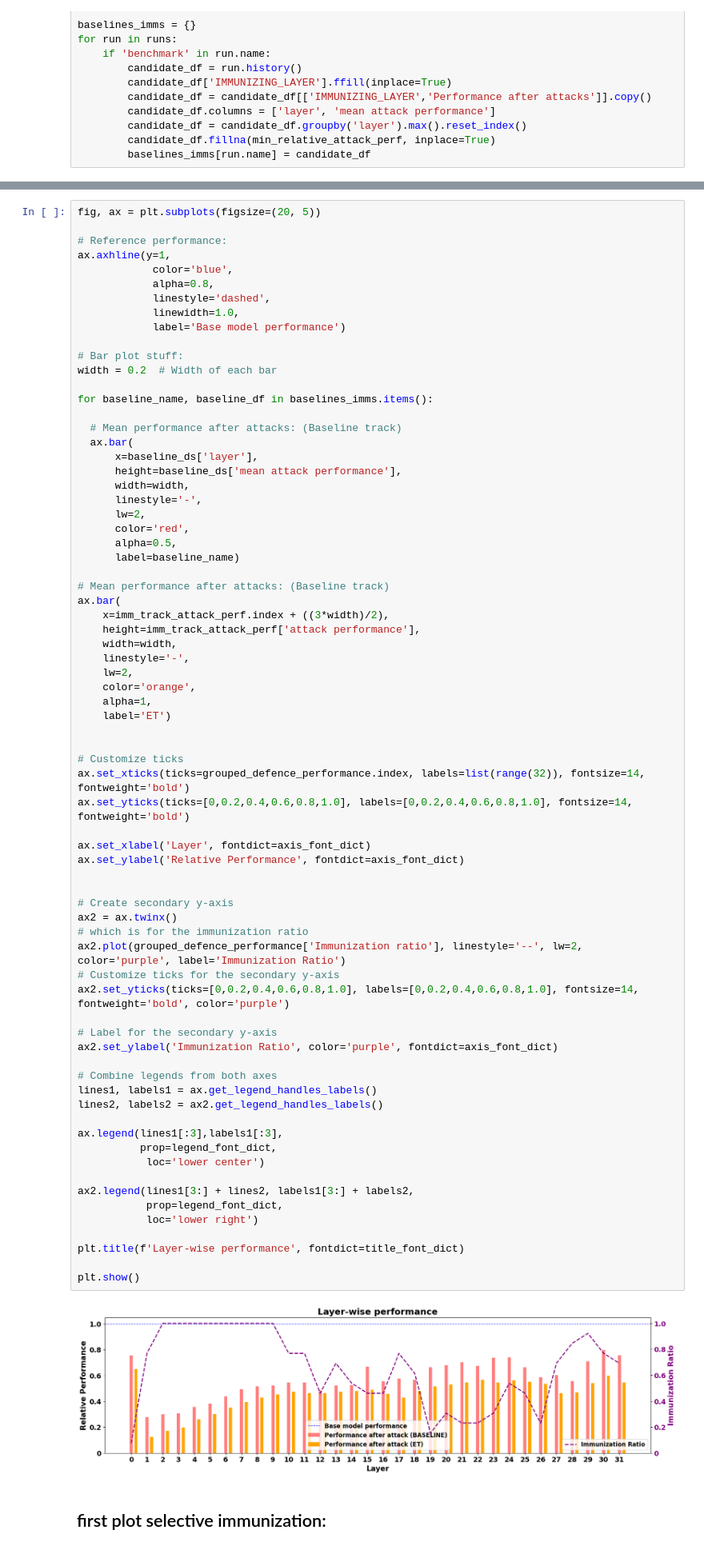
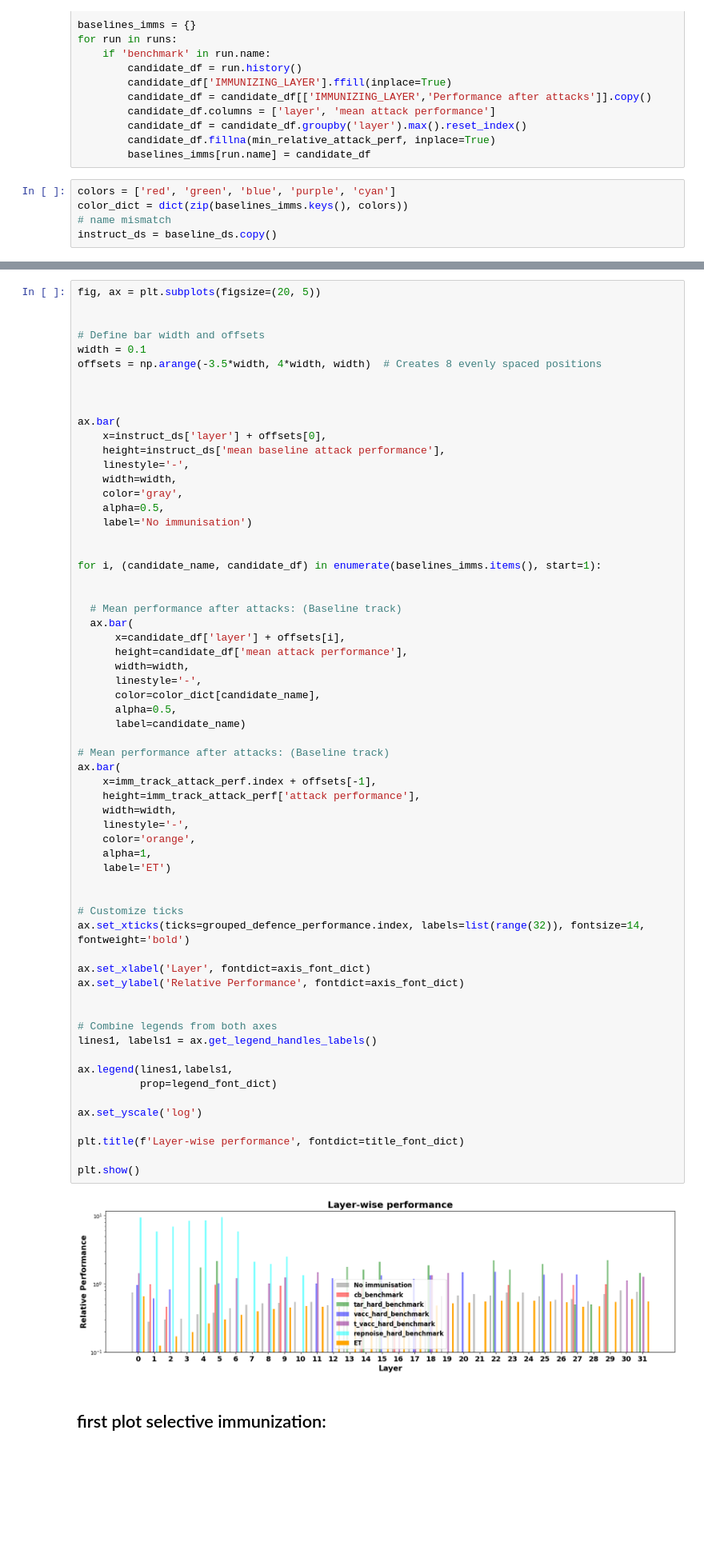
Before and after one commit to DISTA-HCAI/ET, a Jupyter notebook: aggregated plots.ipynb, the cells around one changed output, grey strips where cells are left out. Shown at 80% size. Saved outputs shown, nothing was run; the diff lists cells and outputs as text; blank space fills up the shorter version.

```diff
--- a/aggregated plots.ipynb
+++ b/aggregated plots.ipynb
@@ -227,3 +227,8 @@ for run in runs:
         candidate_df = candidate_df.groupby('layer').max().reset_index()
         candidate_df.fillna(min_relative_attack_perf, inplace=True)
         baselines_imms[run.name] = candidate_df
+# %%
+colors = ['red', 'green', 'blue', 'purple', 'cyan']
+color_dict = dict(zip(baselines_imms.keys(), colors))
+# name mismatch
+instruct_ds = baseline_ds.copy()
@@ -230,77 +237,67 @@ for run in runs:
 # %%
 fig, ax = plt.subplots(figsize=(20, 5))
 
-# Reference performance:
-ax.axhline(y=1,
-            color='blue',
-            alpha=0.8,
-            linestyle='dashed',
-            linewidth=1.0,
-            label='Base model performance')
 
-# Bar plot stuff:
-width = 0.2  # Width of each bar
+# Define bar width and offsets
+width = 0.1
+offsets = np.arange(-3.5*width, 4*width, width)  # Creates 8 evenly spaced positions
 
-for baseline_name, baseline_df in baselines_imms.items():
+
+
+ax.bar(
+    x=instruct_ds['layer'] + offsets[0],
+    height=instruct_ds['mean baseline attack performance'],
+    linestyle='-',
+    width=width,
+    color='gray',
+    alpha=0.5,
+    label='No immunisation')
+
+
+for i, (candidate_name, candidate_df) in enumerate(baselines_imms.items(), start=1):
+
 
   # Mean performance after attacks: (Baseline track)
   ax.bar(
-      x=baseline_ds['layer'],
-      height=baseline_ds['mean attack performance'],
+      x=candidate_df['layer'] + offsets[i],
+      height=candidate_df['mean attack performance'],
       width=width,
       linestyle='-',
-      lw=2,
-      color='red',
+      color=color_dict[candidate_name],
       alpha=0.5,
-      label=baseline_name)
+      label=candidate_name)
 
 # Mean performance after attacks: (Baseline track)
 ax.bar(
-    x=imm_track_attack_perf.index + ((3*width)/2),
+    x=imm_track_attack_perf.index + offsets[-1],
     height=imm_track_attack_perf['attack performance'],
     width=width,
     linestyle='-',
-    lw=2,
     color='orange',
     alpha=1,
     label='ET')
 
 
 # Customize ticks
 ax.set_xticks(ticks=grouped_defence_performance.index, labels=list(range(32)), fontsize=14, fontweight='bold')
-ax.set_yticks(ticks=[0,0.2,0.4,0.6,0.8,1.0], labels=[0,0.2,0.4,0.6,0.8,1.0], fontsize=14, fontweight='bold')
 
 ax.set_xlabel('Layer', fontdict=axis_font_dict)
 ax.set_ylabel('Relative Performance', fontdict=axis_font_dict)
 
 
-# Create secondary y-axis
-ax2 = ax.twinx()
-# which is for the immunization ratio
-ax2.plot(grouped_defence_performance['Immunization ratio'], linestyle='--', lw=2, color='purple', label='Immunization Ratio')
-# Customize ticks for the secondary y-axis
-ax2.set_yticks(ticks=[0,0.2,0.4,0.6,0.8,1.0], labels=[0,0.2,0.4,0.6,0.8,1.0], fontsize=14, fontweight='bold', color='purple')
-
-# Label for the secondary y-axis
-ax2.set_ylabel('Immunization Ratio', color='purple', fontdict=axis_font_dict)
-
 # Combine legends from both axes
 lines1, labels1 = ax.get_legend_handles_labels()
-lines2, labels2 = ax2.get_legend_handles_labels()
 
-ax.legend(lines1[:3],labels1[:3],
-          prop=legend_font_dict,
-           loc='lower center')
+ax.legend(lines1,labels1,
+          prop=legend_font_dict)
 
-ax2.legend(lines1[3:] + lines2, labels1[3:] + labels2,
-           prop=legend_font_dict,
-           loc='lower right')
+ax.set_yscale('log')
 
 plt.title(f'Layer-wise performance', fontdict=title_font_dict)
 
 plt.show()
 # %% [output]
-[figure, old version]
+[figure, new version]
 # %% [markdown]
 ## first plot selective immunization:
 # %%
```
Also changed, not shown: parts of 1 cell of this notebook.
